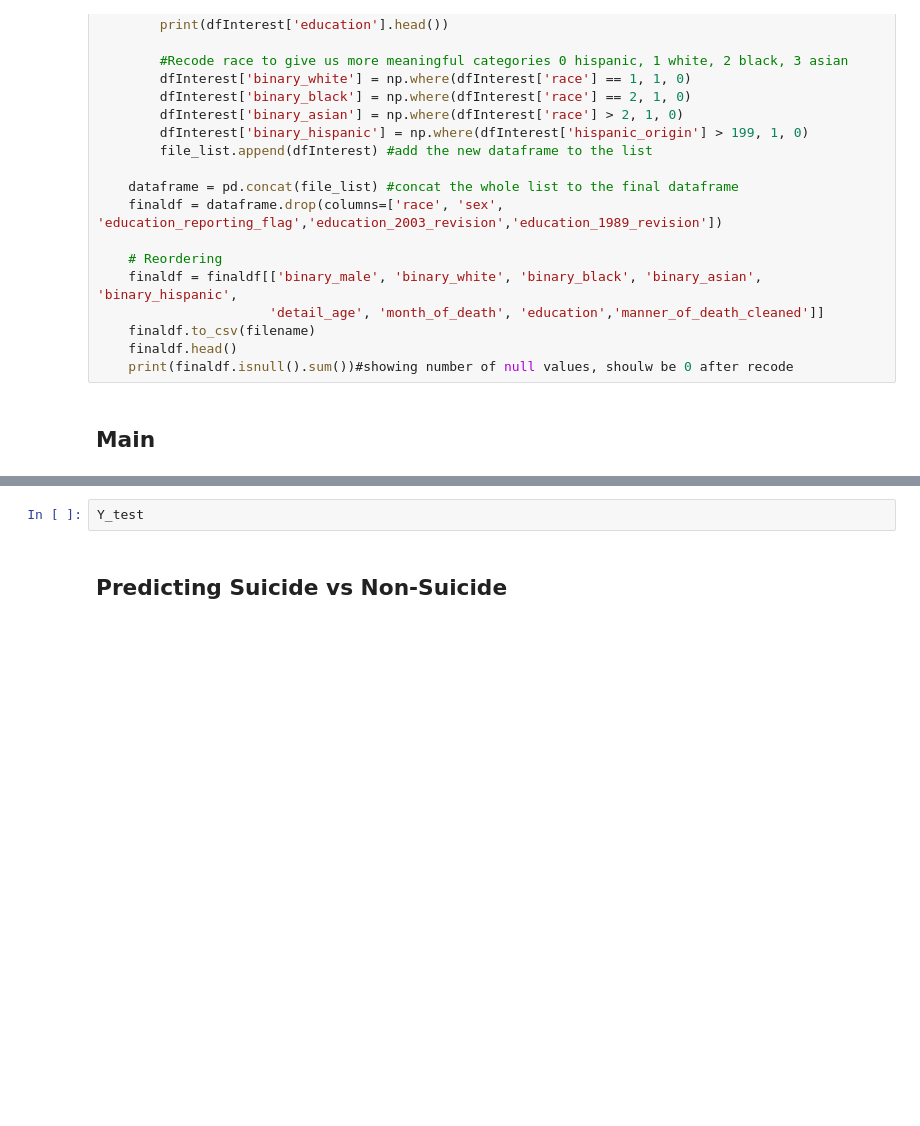
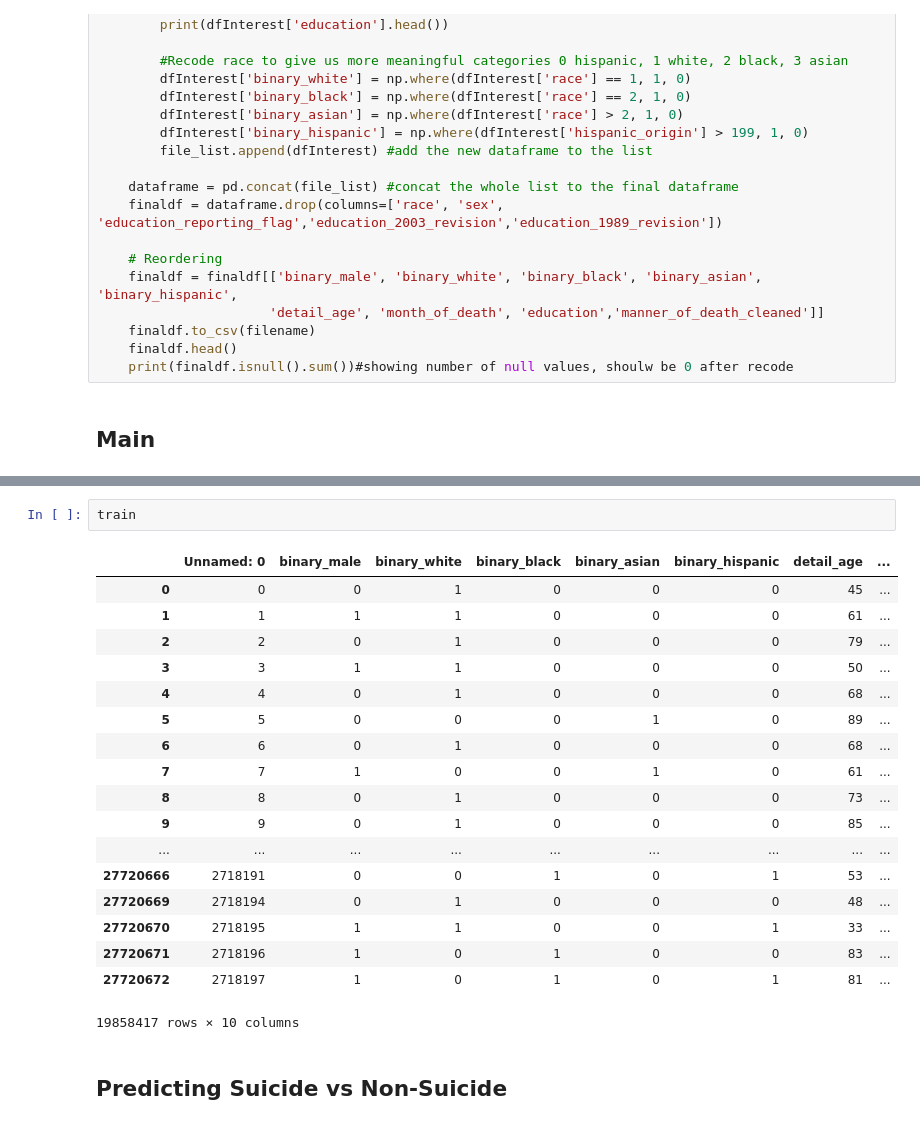
Before and after one commit to alexander-ray/bana-mortality-4502, a Jupyter notebook: DataFrameFormat.ipynb, the cells around one changed output, grey strips where cells are left out. Cells and saved outputs as stored; diff of their text form; blank space fills up the shorter version.

```diff
--- a/DataFrameFormat.ipynb
+++ b/DataFrameFormat.ipynb
@@ -140,8 +138,27 @@ Y_train
 4.0       55808
 Name: manner_of_death_cleaned, dtype: int64
 NameError: name 'X_Train' is not defined
-# %%
-Y_test
+# %%
+train
+# %% [output]
+|  | Unnamed: 0 | binary_male | binary_white | binary_black | binary_asian | binary_hispanic | detail_age | ... |
+| 0 | 0 | 0 | 1 | 0 | 0 | 0 | 45 | ... |
+| 1 | 1 | 1 | 1 | 0 | 0 | 0 | 61 | ... |
+| 2 | 2 | 0 | 1 | 0 | 0 | 0 | 79 | ... |
+| 3 | 3 | 1 | 1 | 0 | 0 | 0 | 50 | ... |
+| 4 | 4 | 0 | 1 | 0 | 0 | 0 | 68 | ... |
+| 5 | 5 | 0 | 0 | 0 | 1 | 0 | 89 | ... |
+| 6 | 6 | 0 | 1 | 0 | 0 | 0 | 68 | ... |
+| 7 | 7 | 1 | 0 | 0 | 1 | 0 | 61 | ... |
+| 8 | 8 | 0 | 1 | 0 | 0 | 0 | 73 | ... |
+| 9 | 9 | 0 | 1 | 0 | 0 | 0 | 85 | ... |
+| ... | ... | ... | ... | ... | ... | ... | ... | ... |
+| 27720666 | 2718191 | 0 | 0 | 1 | 0 | 1 | 53 | ... |
+| 27720669 | 2718194 | 0 | 1 | 0 | 0 | 0 | 48 | ... |
+| 27720670 | 2718195 | 1 | 1 | 0 | 0 | 1 | 33 | ... |
+| 27720671 | 2718196 | 1 | 0 | 1 | 0 | 0 | 83 | ... |
+| 27720672 | 2718197 | 1 | 0 | 1 | 0 | 1 | 81 | ... |
+19858417 rows × 10 columns
 # %% [markdown]
 ## Predicting Suicide vs Non-Suicide
 # %% [markdown]
```
Also changed, not shown: parts of 3 cells of this notebook.
